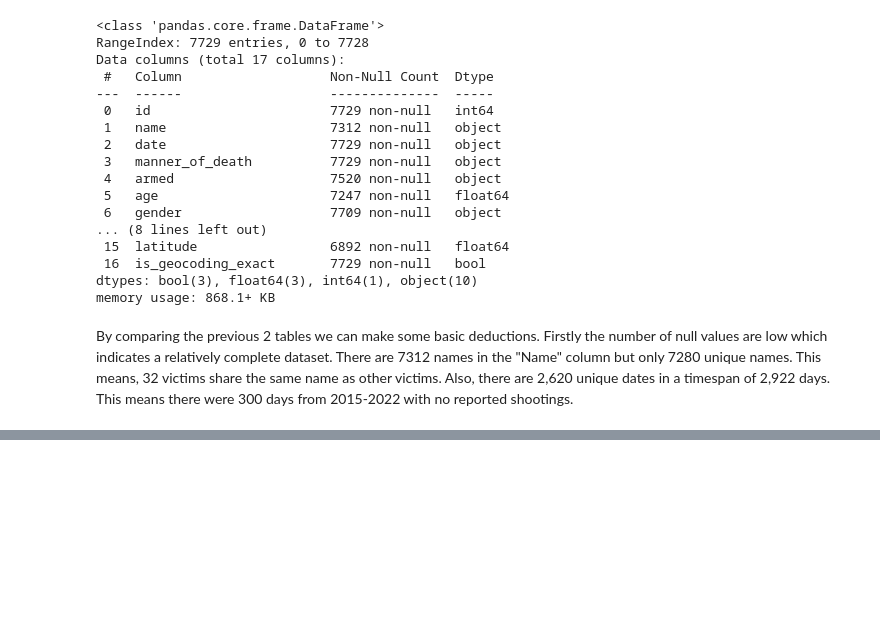
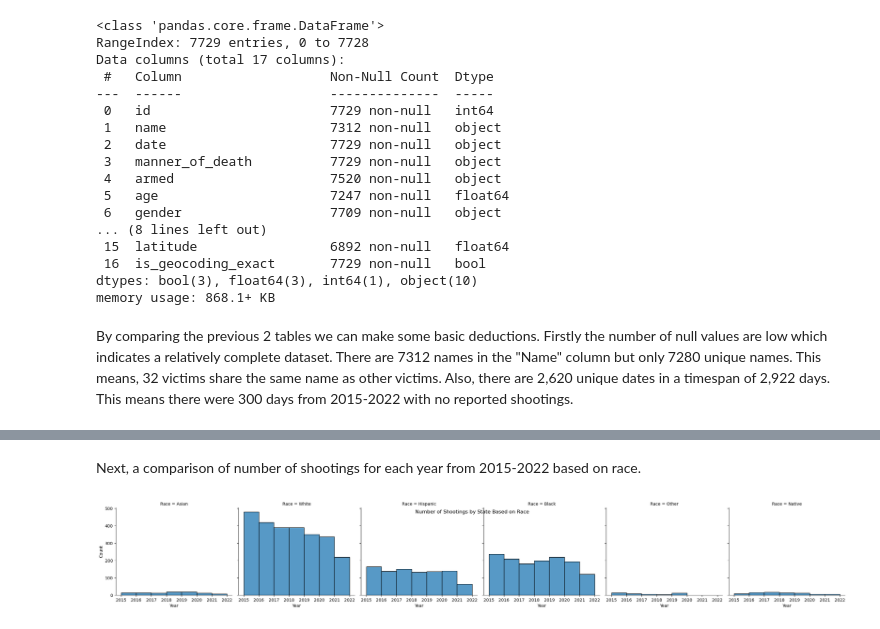
Before and after one commit to ubco-W2022T1-cosc301/project-group48, a Jupyter notebook: notebooks/analysis1.ipynb, the cells around one changed output, grey strips where cells are left out. Cells and saved outputs as stored; diff of their text form; code cells hidden in the pictures; blank space fills up the shorter version.

```diff
--- a/notebooks/analysis1.ipynb
+++ b/notebooks/analysis1.ipynb
@@ -143,0 +254,10 @@ Next I will add some external data to help with my analysis. To do this I will f
+# %% [markdown]
+Next, a comparison of number of shootings for each year from 2015-2022 based on race.
+# %%
+g = sns.FacetGrid(clean_df, col="Race",height=3.5, aspect=1.2)
+g.map(sns.histplot, "Year",binwidth=1)
+g.fig.subplots_adjust(top=1)
+g.fig.suptitle('Number of Shootings by State Based on Race')
+plt.savefig("A1-2.png", dpi=300, bbox_inches='tight',facecolor="white")
+# %% [output]
+[figure, added]
```
Also changed, not shown: parts of 45 cells of this notebook, 5 other files.
